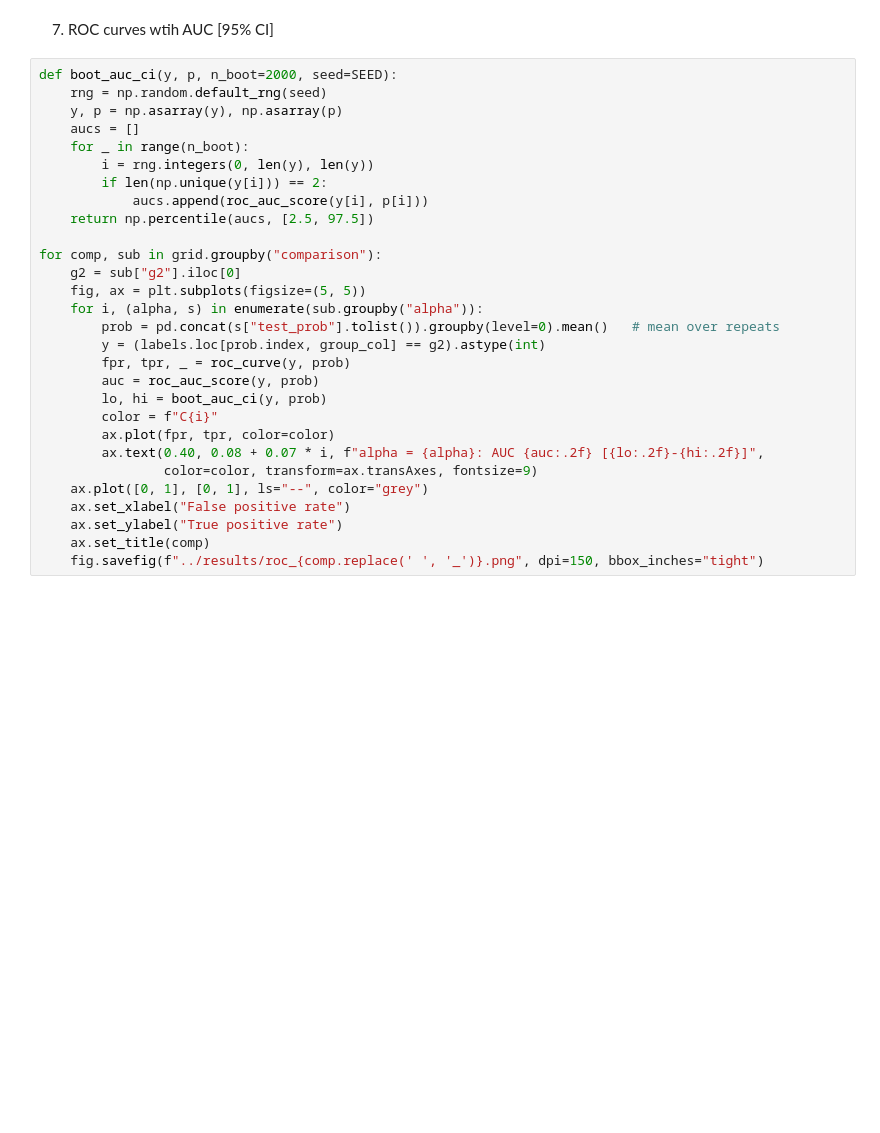
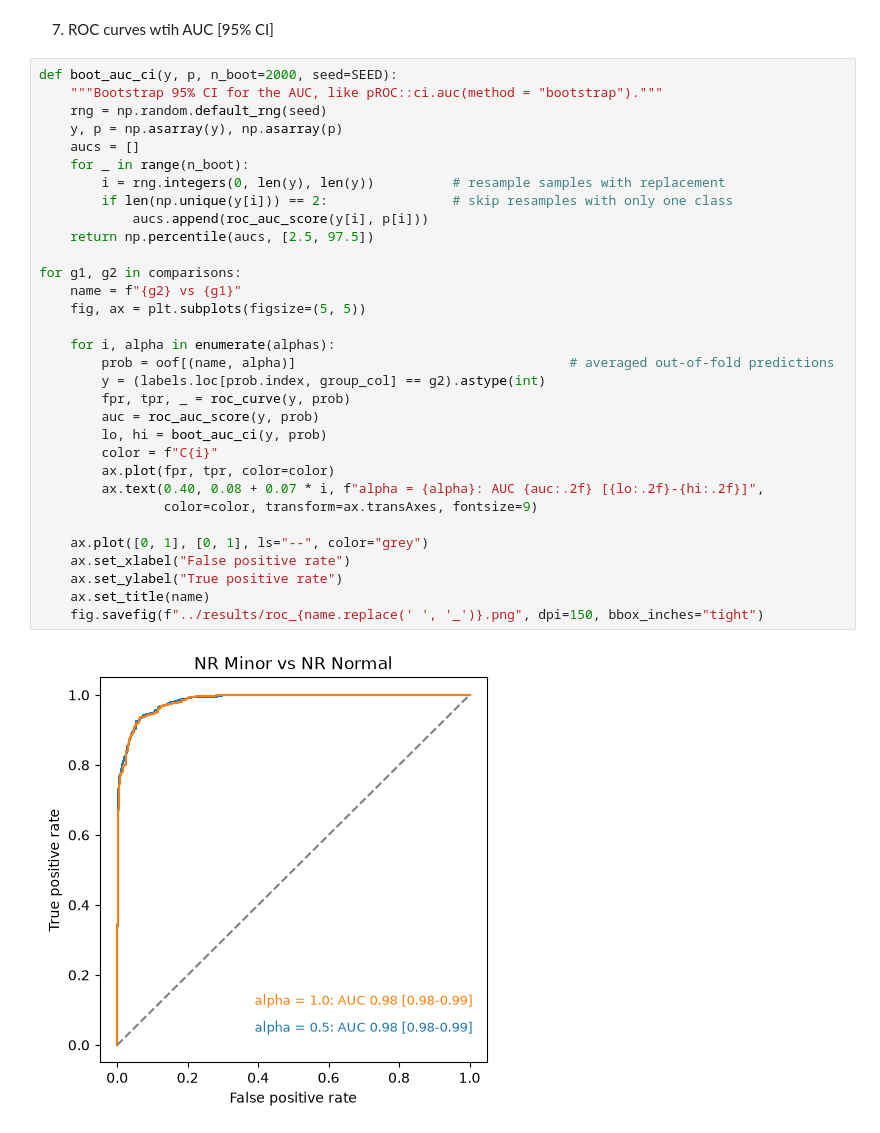
Before and after one commit to abhi8138/transplant-rejection-ml, a Jupyter notebook: notebooks/04_machine_learning_model.ipynb, the cells around one changed output. Drawn from its saved outputs; the diff is of its cells as text; blank space fills up the shorter version.

```diff
--- a/notebooks/04_machine_learning_model.ipynb
+++ b/notebooks/04_machine_learning_model.ipynb
@@ -115,30 +140,35 @@ summary
 7) ROC curves wtih AUC [95% CI]
 # %%
 def boot_auc_ci(y, p, n_boot=2000, seed=SEED):
+    """Bootstrap 95% CI for the AUC, like pROC::ci.auc(method = "bootstrap")."""
     rng = np.random.default_rng(seed)
     y, p = np.asarray(y), np.asarray(p)
     aucs = []
     for _ in range(n_boot):
-        i = rng.integers(0, len(y), len(y))
-        if len(np.unique(y[i])) == 2:
+        i = rng.integers(0, len(y), len(y))          # resample samples with replacement
+        if len(np.unique(y[i])) == 2:                # skip resamples with only one class
             aucs.append(roc_auc_score(y[i], p[i]))
     return np.percentile(aucs, [2.5, 97.5])
 
-for comp, sub in grid.groupby("comparison"):
-    g2 = sub["g2"].iloc[0]
+for g1, g2 in comparisons:
+    name = f"{g2} vs {g1}"
     fig, ax = plt.subplots(figsize=(5, 5))
-    for i, (alpha, s) in enumerate(sub.groupby("alpha")):
-        prob = pd.concat(s["test_prob"].tolist()).groupby(level=0).mean()   # mean over repeats
+
+    for i, alpha in enumerate(alphas):
+        prob = oof[(name, alpha)]                                   # averaged out-of-fold predictions
         y = (labels.loc[prob.index, group_col] == g2).astype(int)
         fpr, tpr, _ = roc_curve(y, prob)
         auc = roc_auc_score(y, prob)
         lo, hi = boot_auc_ci(y, prob)
         color = f"C{i}"
         ax.plot(fpr, tpr, color=color)
         ax.text(0.40, 0.08 + 0.07 * i, f"alpha = {alpha}: AUC {auc:.2f} [{lo:.2f}-{hi:.2f}]",
                 color=color, transform=ax.transAxes, fontsize=9)
+
     ax.plot([0, 1], [0, 1], ls="--", color="grey")
     ax.set_xlabel("False positive rate")
     ax.set_ylabel("True positive rate")
-    ax.set_title(comp)
-    fig.savefig(f"../results/roc_{comp.replace(' ', '_')}.png", dpi=150, bbox_inches="tight")
+    ax.set_title(name)
+    fig.savefig(f"../results/roc_{name.replace(' ', '_')}.png", dpi=150, bbox_inches="tight")
+# %% [output]
+[figure, added]
```
Also changed, not shown: parts of 5 cells of this notebook, 1 other file.
